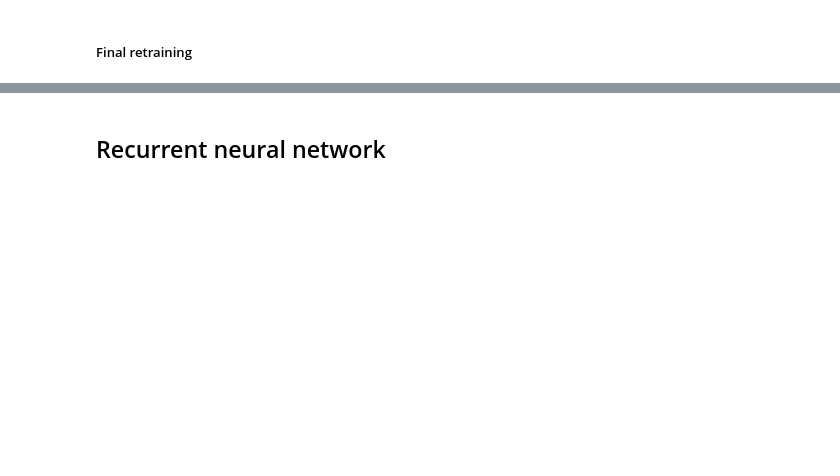
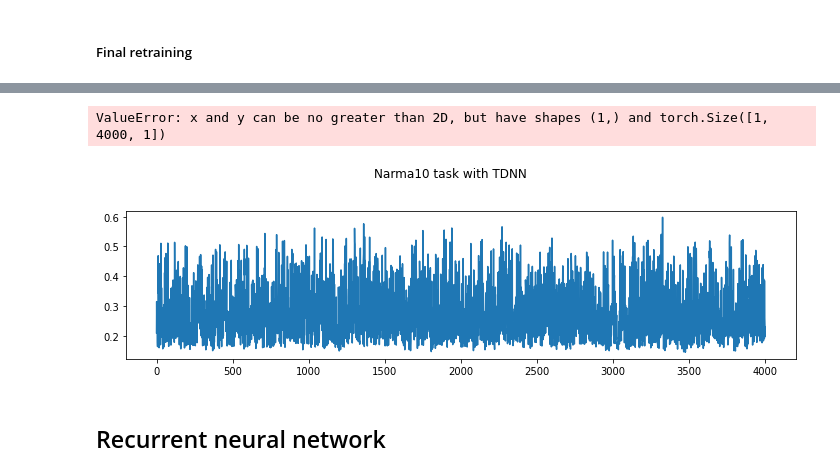
Before and after one commit to francescapoli98/computational-neuroscience, a Jupyter notebook: LAB3_1/assignment 1/narma10_task.ipynb, the cells around one changed output, grey strips where cells are left out. Saved outputs shown, nothing was run; the diff lists cells and outputs as text; code cells hidden in the pictures; blank space fills up the shorter version.

```diff
--- a/LAB3_1/assignment 1/narma10_task.ipynb
+++ b/LAB3_1/assignment 1/narma10_task.ipynb
@@ -147,6 +147,26 @@ def input_prep(window:int, input_data:np.array):
                     prep_input[0,i,:]=j
         # print('TENSOR:', prep_input.shape)
         return prep_input
+# %%
+def plot_results(tr_y_pred, tr_y, ts_y_pred, ts_y, nn):
+    plt.figure(figsize=(12, 6))
+    plt.suptitle(f'Narma10 task with {nn}')
+
+    plt.subplot(2, 1, 1)
+    plt.plot(tr_y_pred, label="Prediction")
+    plt.plot(tr_y, label="Target")
+    plt.title("Model selection")
+    plt.grid()
+    plt.legend()
+
+    plt.subplot(2, 1, 2)
+    plt.plot(ts_y_pred, label="Prediction")
+    plt.plot(ts_y, label="Target")
+    plt.title("Final retraining")
+    plt.grid()
+    plt.legend()
+
+    plt.show()
 # %%
 ############################
 #   TDNN: every epoch you pass all the matrix input (window)
@@ -252,3 +272,8 @@ Best loss:
+# %%
+plot_results(y_train, best_model[1], y_test, test_ypred, nn)
+# %% [output]
+ValueError: x and y can be no greater than 2D, but have shapes (1,) and torch.Size([1, 4000, 1])
+[figure, added]
 # %% [markdown]
 ## Recurrent neural network
 # %%
```
Also changed, not shown: parts of 5 cells of this notebook, 27 other files.
